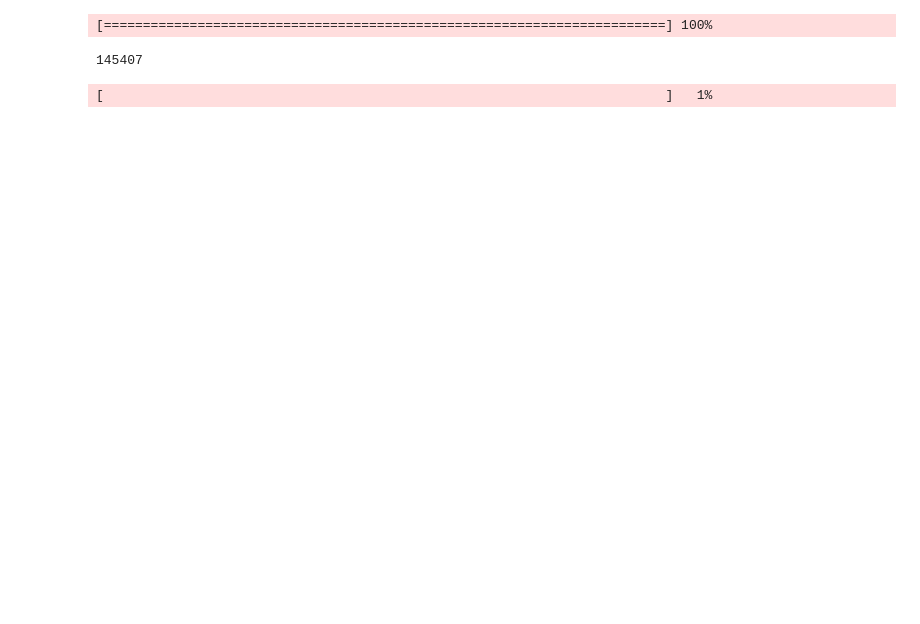
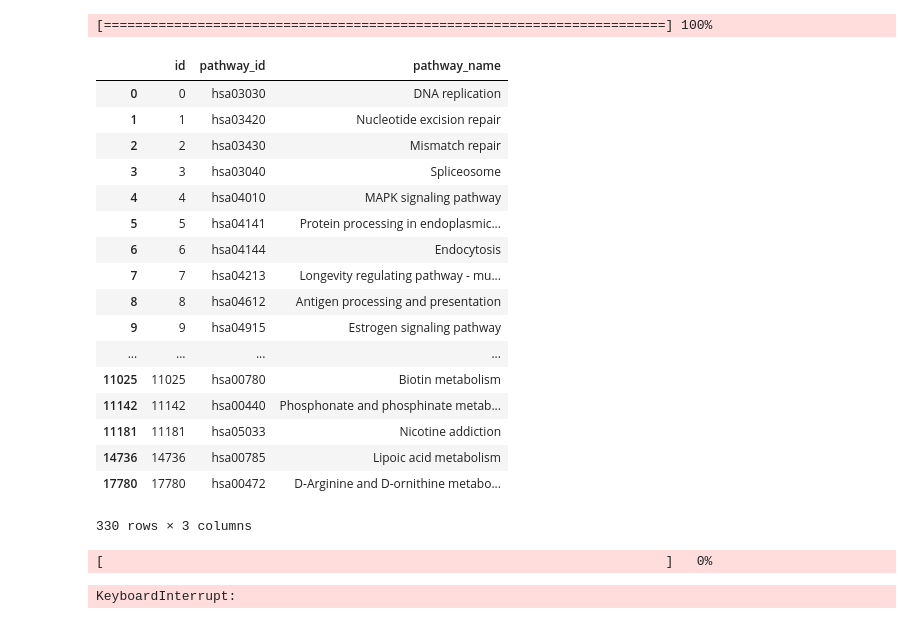
Before and after one commit to pawelkostek1/breast_cancer_relapse_classifier, a Jupyter notebook: Patways Retrieval.ipynb, the cells around one changed output. Drawn from its saved outputs; the diff is of its cells as text; code cells hidden in the pictures; blank space fills up the shorter version.

```diff
--- a/Patways Retrieval.ipynb
+++ b/Patways Retrieval.ipynb
@@ -31,6 +31,25 @@ file.close()
 # %%
 #Load the conversion table between affymetrix and common gene names
 pathways = pd.read_csv('pathways.txt', delimiter='\t')
-pathways.size
-# %% [output]
-145407
+# %%
+new_pathways = pathways.drop_duplicates(['pathway_id', 'pathway_name'])
+new_pathways
+# %% [output]
+|  | id | pathway_id | pathway_name |
+| 0 | 0 | hsa03030 | DNA replication |
+| 1 | 1 | hsa03420 | Nucleotide excision repair |
+| 2 | 2 | hsa03430 | Mismatch repair |
+| 3 | 3 | hsa03040 | Spliceosome |
+| 4 | 4 | hsa04010 | MAPK signaling pathway |
+| 5 | 5 | hsa04141 | Protein processing in endoplasmic... |
+| 6 | 6 | hsa04144 | Endocytosis |
+| 7 | 7 | hsa04213 | Longevity regulating pathway - mu... |
+| 8 | 8 | hsa04612 | Antigen processing and presentation |
+| 9 | 9 | hsa04915 | Estrogen signaling pathway |
+| ... | ... | ... | ... |
+| 11025 | 11025 | hsa00780 | Biotin metabolism |
+| 11142 | 11142 | hsa00440 | Phosphonate and phosphinate metab... |
+| 11181 | 11181 | hsa05033 | Nicotine addiction |
+| 14736 | 14736 | hsa00785 | Lipoic acid metabolism |
+| 17780 | 17780 | hsa00472 | D-Arginine and D-ornithine metabo... |
+330 rows × 3 columns
@@ -37,24 +62,35 @@ pathways.size
 # %%
 #For all the distinct pathways find all the genes that build a given pathway.
 #Create a file with a list of all the interrelations between the genes in a given pathway.
-pfsnet_file = open("pfsnet_pathways.txt","w+")
-pfsnet_file.write("pathway\tgene1\tgene2\n")
+pfsnet_file = open("pfsnet_pathways.txt","a")
 bar = progressbar.ProgressBar(maxval=pathways.size, widgets=[progressbar.Bar('=', '[', ']'), ' ', progressbar.Percentage()])
 bar.start()
 i=0
-for ind in pathways['pathway_id']:
-    network = k.parse_kgml_pathway(ind)
-    entries = pd.DataFrame.from_dict(network['entries'])
-    for item in network['relations']:
-        gene1 = entries[entries['id']==item['entry1']]
-        gene2 = entries[entries['id']==item['entry2']]
-        if gene1['gene_names'].values != None and gene2['gene_names'].values != None:
-            gene1 = gene1['gene_names'].values[0].split(','[0])[0]
-            gene2 = gene2['gene_names'].values[0].split(','[0])[0]
-            pfsnet_file.write(str(ind) +"\t"+ str(gene1)+"\t"+ str(gene2) + "\n")
-    i = i+1
-    bar.update(i)
+l=0
+for j in pathways.index:
+    ind = pathways.iloc[j]['pathway_id']
+
+    try:
+        network = k.parse_kgml_pathway(ind)
+    except TypeError:
+        print("Failed at index:" +str(j) +" corresponding to pathway: "+str(ind))
+    else:
+        entries = pd.DataFrame.from_dict(network['entries'])
+        for item in network['relations']:
+            gene1 = entries[entries['id']==item['entry1']]
+            gene2 = entries[entries['id']==item['entry2']]
+            if gene1['gene_names'].values != None and gene2['gene_names'].values != None:
+                gene1 = gene1['gene_names'].values[0].split(','[0])[0]
+                gene2 = gene2['gene_names'].values[0].split(','[0])[0]
+                pfsnet_file.write(str(l) +"\t"+str(ind) +"\t"+ str(gene1)+"\t"+ str(gene2) + "\n")
+                pathways_edge[k] = [str(ind), str(gene1), str(gene2)]
+                l = l+1
+                if l == 3000:
+                    break
+        i = i+1
+        bar.update(i)
 bar.finish()
 pfsnet_file.close()
 # %% [output]
-[                                                                        ]   1%
+[                                                                        ]   0%
+KeyboardInterrupt:
```
Also changed, not shown: parts of 14 cells of this notebook, 5 other files.
